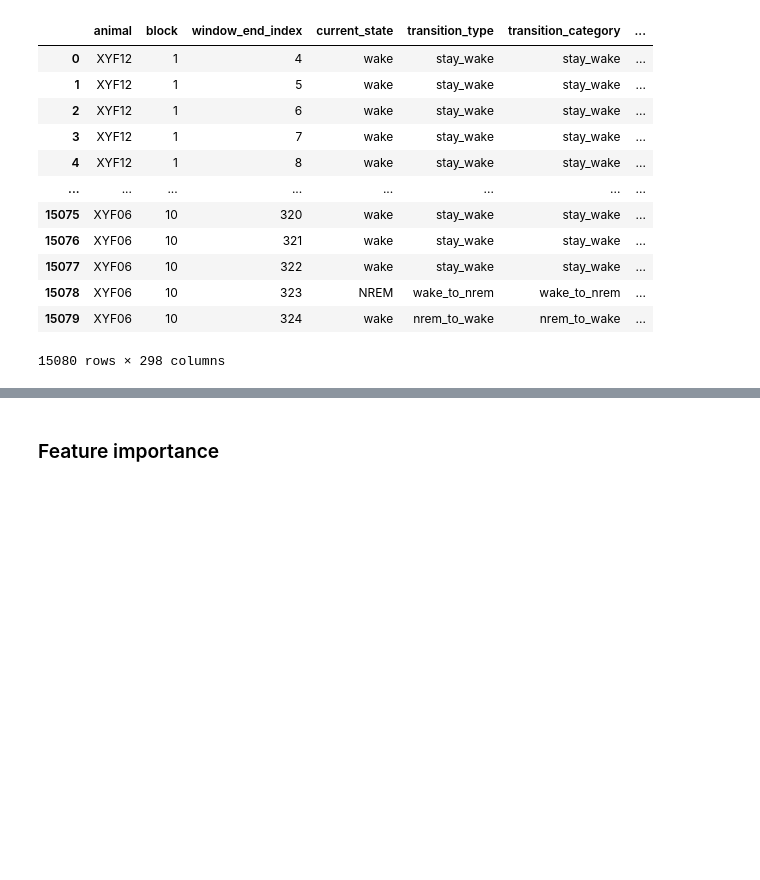
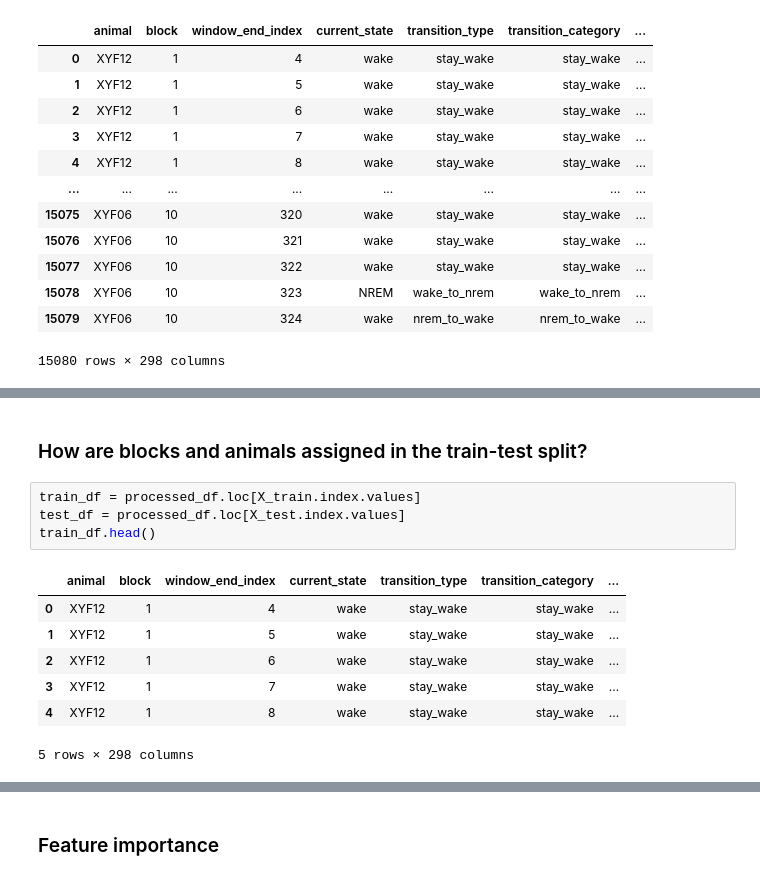
Before and after one commit to gemechub/quasisleepy, a Jupyter notebook: notebooks/inductive_multi_transition_xgboost_180_15ms_rat.ipynb, the cells around one changed output, grey strips where cells are left out. Saved outputs shown, nothing was run; the diff lists cells and outputs as text; blank space fills up the shorter version.

Commit message:
added cells to the notebooks show transductive and inductive splits

```diff
--- a/notebooks/inductive_multi_transition_xgboost_180_15ms_rat.ipynb
+++ b/notebooks/inductive_multi_transition_xgboost_180_15ms_rat.ipynb
@@ -186,3 +193,17 @@ plt.show()
    Test Balanced Accuracy: 0.3703
    Test AUC: nan
 [figure]
+# %% [markdown]
+### How are blocks and animals assigned in the train-test split?
+# %%
+train_df = processed_df.loc[X_train.index.values]
+test_df = processed_df.loc[X_test.index.values]
+train_df.head()
+# %% [output]
+|  | animal | block | window_end_index | current_state | transition_type | transition_category | ... |
+| 0 | XYF12 | 1 | 4 | wake | stay_wake | stay_wake | ... |
+| 1 | XYF12 | 1 | 5 | wake | stay_wake | stay_wake | ... |
+| 2 | XYF12 | 1 | 6 | wake | stay_wake | stay_wake | ... |
+| 3 | XYF12 | 1 | 7 | wake | stay_wake | stay_wake | ... |
+| 4 | XYF12 | 1 | 8 | wake | stay_wake | stay_wake | ... |
+5 rows × 298 columns
```
Also changed, not shown: parts of 2 cells of this notebook, 3 other files.
